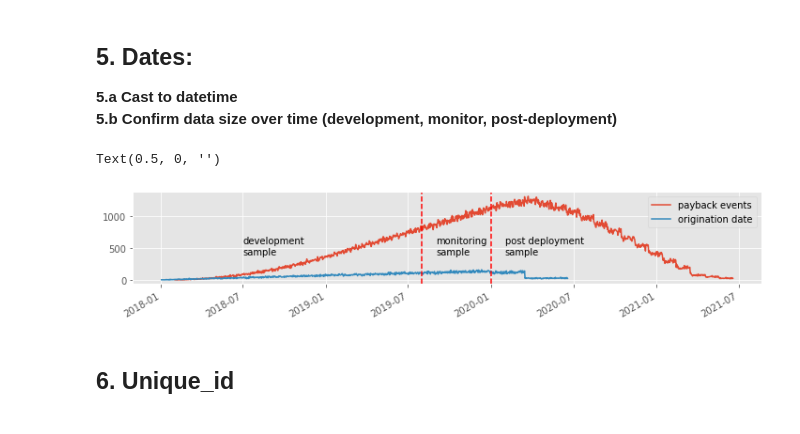
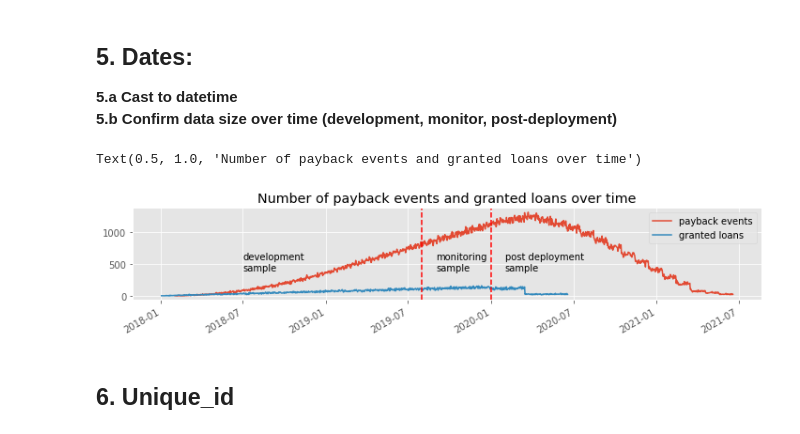
Before and after one commit to FelixHoeschle/m_take_home, a Jupyter notebook: 1_data_cleaning.ipynb, the cells around one changed output. Cells and saved outputs as stored; diff of their text form; code cells hidden in the pictures.

```diff
--- a/1_data_cleaning.ipynb
+++ b/1_data_cleaning.ipynb
@@ -217,25 +218,26 @@ Number of unique_id with missing is_bad_12m: 3764
 # %%
 mo_df["date"] = pd.to_datetime(mo_df["date"])
 ap_df["origination_date"] = pd.to_datetime(ap_df["origination_date"])
 
 plt.figure(figsize=(12,2))
 
 mo_df.groupby("date").size().plot()
 ap_df.groupby("origination_date").size().plot()
 
 # add verticle lines on 2019-08-01 and 2020-01-01
 plt.axvline(x=pd.to_datetime("2019-08-01"), color="red", linestyle="--")
 plt.axvline(x=pd.to_datetime("2020-01-01"), color="red", linestyle="--")
 # add text at 2018-07 saying 'development sample'
 plt.text(pd.to_datetime("2018-07-01"), 400, "development\nsample")
 plt.text(pd.to_datetime("2019-09-01"), 400, "monitoring\nsample")
 plt.text(pd.to_datetime("2020-02-01"), 400, "post deployment\nsample")
 
-plt.legend(["payback events", "origination date"])
+plt.legend(["payback events", "granted loans"])
 plt.xlabel("")
+plt.title("Number of payback events and granted loans over time")
 # %% [output]
-Text(0.5, 0, '')
+Text(0.5, 1.0, 'Number of payback events and granted loans over time')
-[figure, old version]
+[figure, new version]
 # %% [markdown]
 ## 6. Unique_id ##
 # %% [markdown]
```
Also changed, not shown: parts of 6 cells of this notebook.
